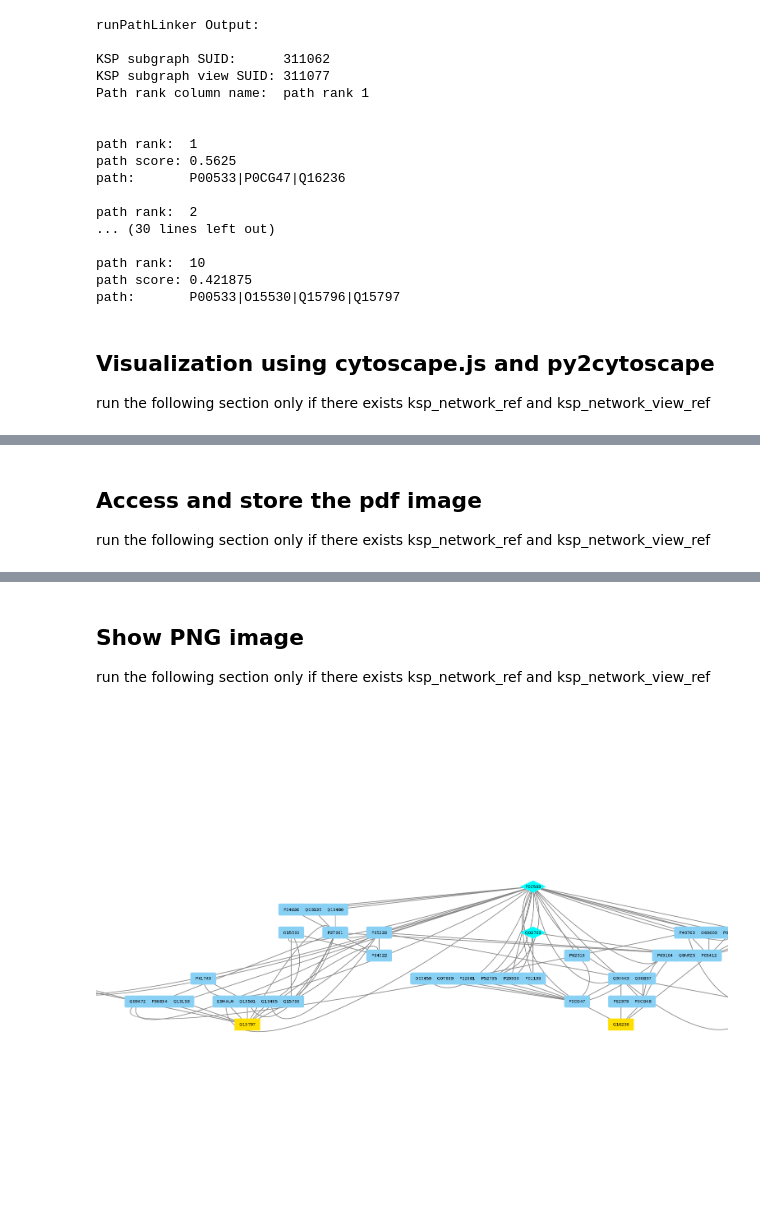
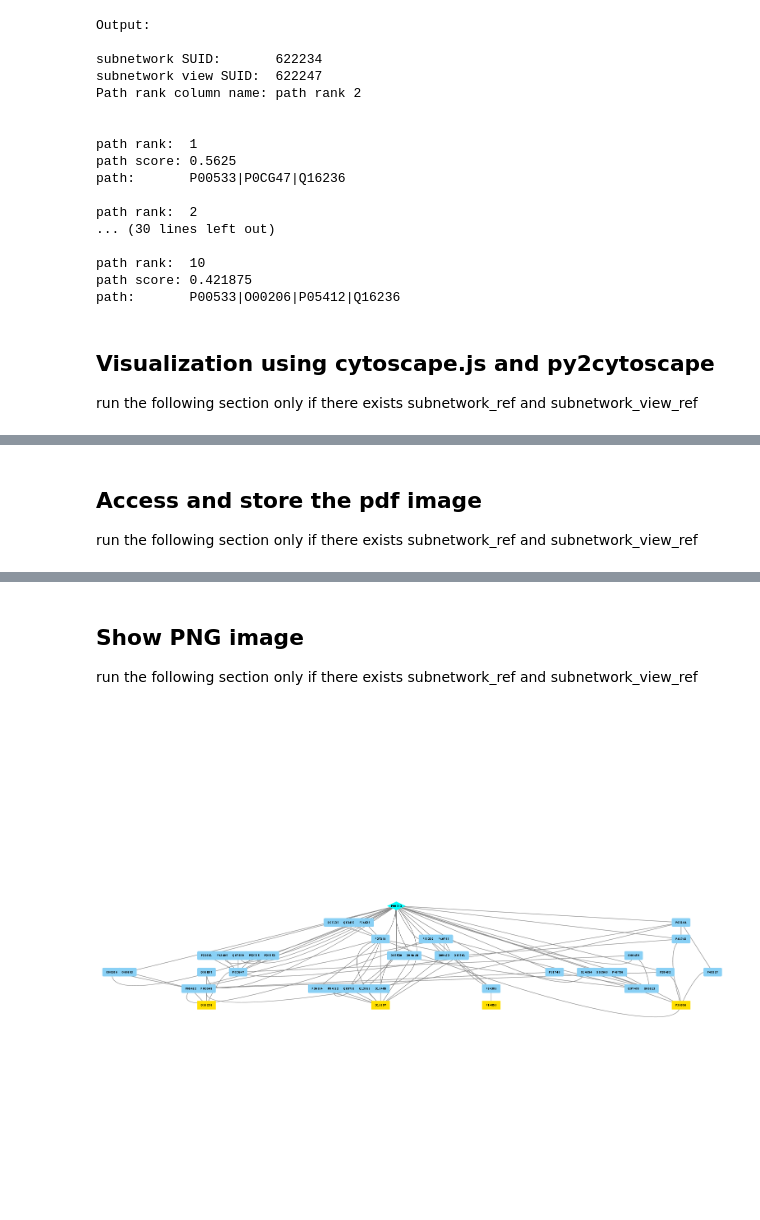
Before and after one commit to Murali-group/PathLinker-Cytoscape, a Jupyter notebook: cytoscape-automation-example/jupyter_notebook_example.ipynb, the cells around one changed output, grey strips where cells are left out. Saved outputs shown, nothing was run; the diff lists cells and outputs as text; code cells hidden in the pictures.

```diff
--- a/cytoscape-automation-example/jupyter_notebook_example.ipynb
+++ b/cytoscape-automation-example/jupyter_notebook_example.ipynb
@@ -37,11 +37,14 @@ You can learn more about the example file [here](http://bioinformatics.cs.vt.edu
 # %%
 # Step 2: Import/Create the network that PathLinker will run on
 
-# create a new network by importing the data from a txt file using pandas
-network_csv = pd.read_csv('../src/test/resources/input/graph-undir_human-interactome.txt',
-                          header=None, sep='\t', lineterminator='\n')
+# Store the sample text file into csv_directory
+# Please modify the csv_directory if you want to create network using different text files
+csv_directory = 'example_attachment/graph-dir_human-interactome.txt'
 
-# initialize an empty undirected graph from networkx
+# create a new network by importing the data from a sample using pandas
+network_csv = pd.read_csv(csv_directory, header=None, sep='\t', lineterminator='\n')
+
+# initialize an empty graph from networkx
 nx_network = nx.Graph()
 
 # fill the empty network with source, target, and corresponding edge weight
@@ -107,37 +134,37 @@ the following section stores the ksp subnetwork/view references and prints out t
 
 parsed = json.loads(result_json.content)
 
-print("runPathLinker Output:\n")
+print("Output:\n")
 
-# if KSP subgraph is generated, then access the suid and references
-if not input_data["skipKSPSubgraphGeneration"]:
-    ksp_network_suid = parsed["kspSubNetworkSUID"]
-    ksp_network_view_suid = parsed["kspSubNetworkViewSUID"]
+# if subnetwork is generated, then access the suid, references, and path rank column name
+if not input_data["skipSubnetworkGeneration"]:
+    subnetwork_suid = parsed["subnetworkSUID"]
+    subnetwork_view_suid = parsed["subnetworkViewSUID"]
     path_rank_column_name = parsed["pathRankColumnName"]
 
-    print("KSP subgraph SUID:     ", ksp_network_suid)
-    print("KSP subgraph view SUID:", ksp_network_view_suid)
-    print("Path rank column name: ", path_rank_column_name)
+    print("subnetwork SUID:      ", subnetwork_suid)
+    print("subnetwork view SUID: ", subnetwork_view_suid)
+    print("Path rank column name:", path_rank_column_name)
     print("\n")
 
     # access network and network view references
-    ksp_network_ref = cy.network.create(suid=ksp_network_suid)
-    ksp_network_view_ref = ksp_network_ref.get_first_view()
+    subnetwork_ref = cy.network.create(suid=subnetwork_suid)
+    subnetwork_view_ref = subnetwork_ref.get_first_view()
 
 # Access the paths generated by PathLinker
 paths = parsed["paths"]
 
 # print the first 10 paths out of 50 paths
 for path in paths[:10]:
-    print("path rank: ", path['pathRank'])
-    print("path score:", path['pathScore'])
-    print("path:", " " * 5, "|".join(path['path']), "\n")
+    print("path rank: ", path['rank'])
+    print("path score:", path['score'])
+    print("path:", " " * 5, "|".join(path['nodeList']), "\n")
 # %% [output]
-runPathLinker Output:
+Output:
 
-KSP subgraph SUID:      311062
-KSP subgraph view SUID: 311077
-Path rank column name:  path rank 1
+subnetwork SUID:       622234
+subnetwork view SUID:  622247
+Path rank column name: path rank 2
 
 
 path rank:  1
@@ -149,11 +176,11 @@ path rank:  2
 
 path rank:  10
 path score: 0.421875
-path:       P00533|O15530|Q15796|Q15797
+path:       P00533|O00206|P05412|Q16236
 # %% [markdown]
 ## Visualization using cytoscape.js and py2cytoscape
 
-run the following section only if there exists ksp_network_ref and ksp_network_view_ref
+run the following section only if there exists subnetwork_ref and subnetwork_view_ref
 # %%
 import py2cytoscape.cytoscapejs as renderer
 
@@ -165,6 +192,6 @@ renderer.render(ksp_network_view_ref, 'Directed', background='radial-gradient(#F
 # %% [markdown]
 ## Access and store the pdf image
 
-run the following section only if there exists ksp_network_ref and ksp_network_view_ref
+run the following section only if there exists subnetwork_ref and subnetwork_view_ref
 # %%
 # pdf
@@ -181,15 +208,15 @@ IFrame('ksp_network.pdf', width=600, height=300)
 # %% [markdown]
 ## Show PNG image
 
-run the following section only if there exists ksp_network_ref and ksp_network_view_ref
+run the following section only if there exists subnetwork_ref and subnetwork_view_ref
 # %%
 #png
-ksp_network_png = ksp_network_ref.get_png()
+subnetwork_png = subnetwork_ref.get_png()
 
 from IPython.display import Image
-Image(ksp_network_png)
+Image(subnetwork_png)
 # %% [output]
-[figure, old version]
+[figure, new version]
 # %% [markdown]
 ## Show SVG image
 
```
Also changed, not shown: parts of 11 cells of this notebook, 5 other files.
